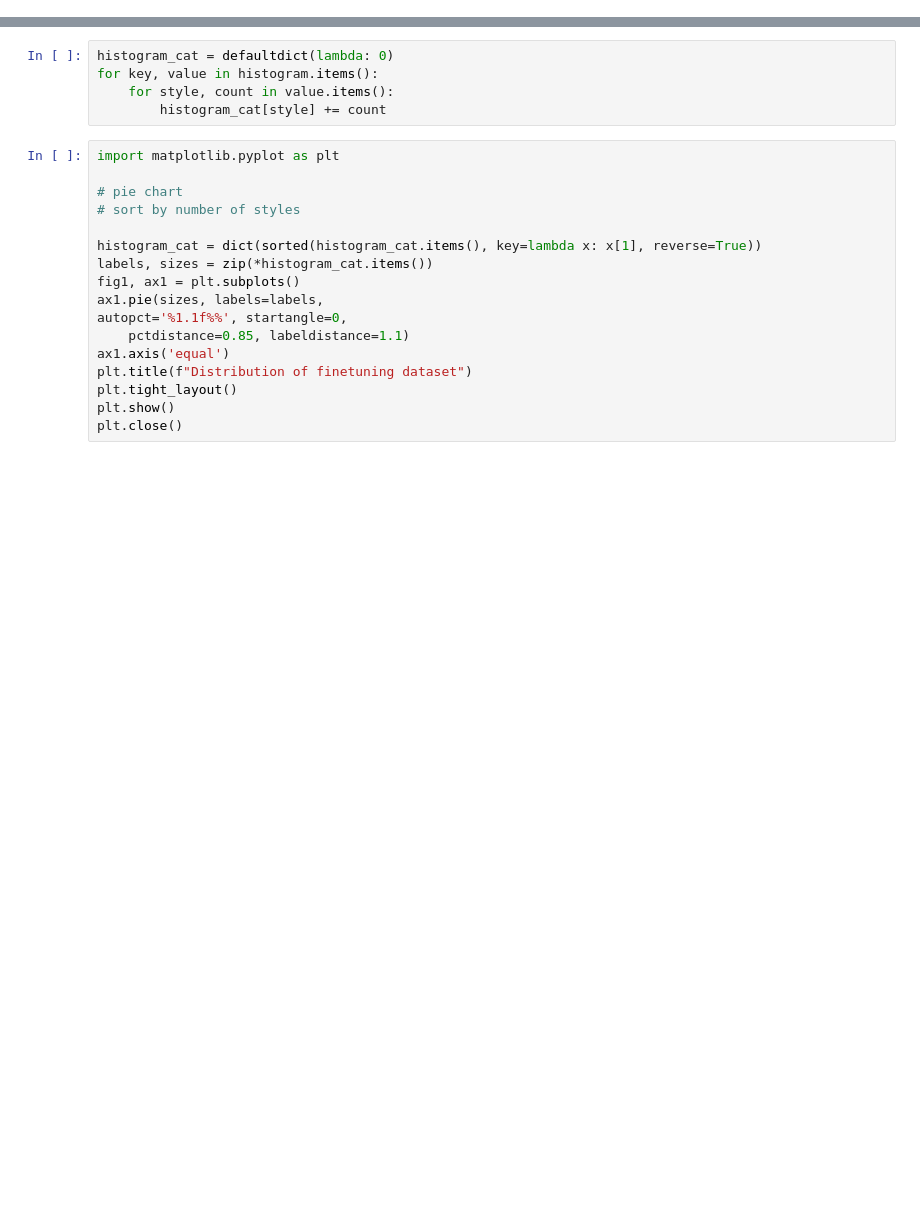
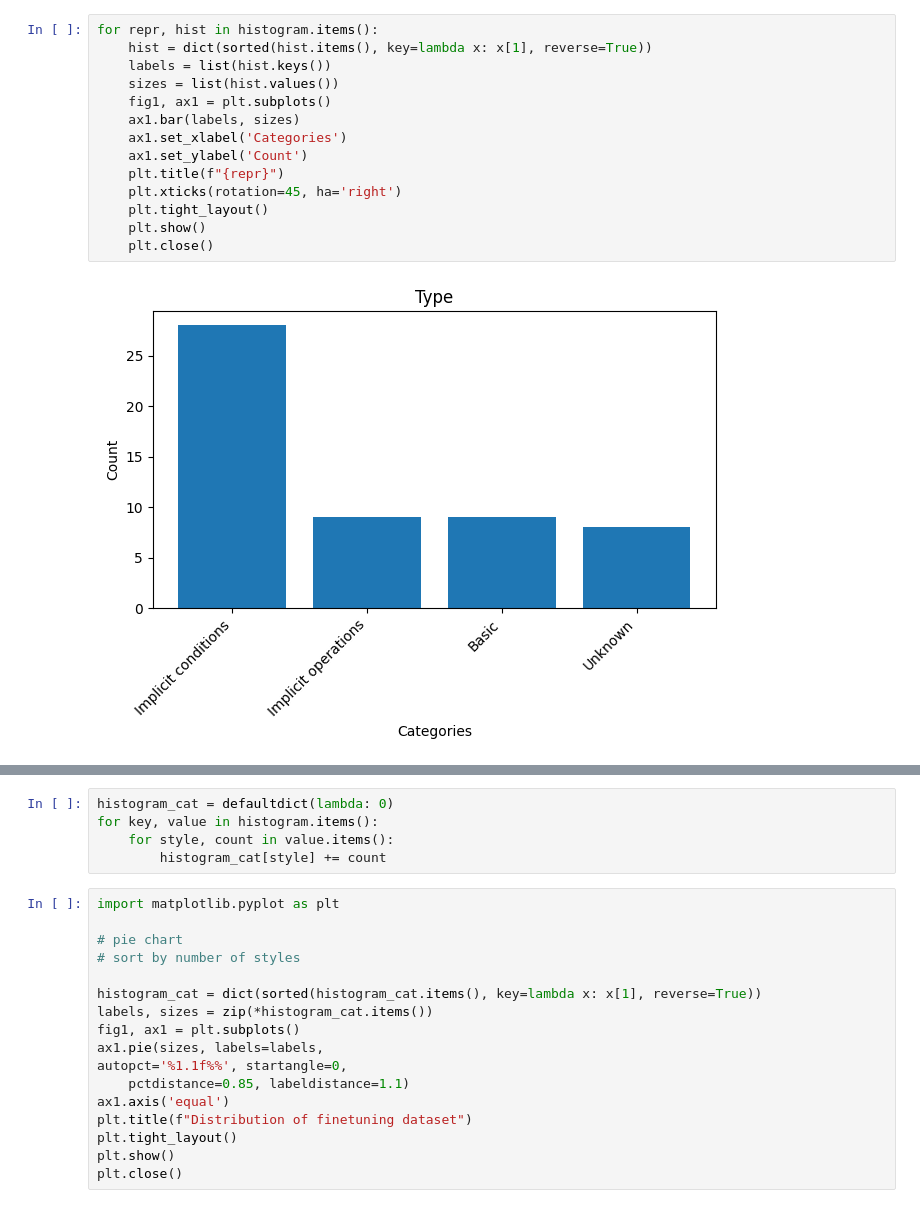
Before and after one commit to sungminlee114/LGHVAC_2ndyear, a Jupyter notebook: finetuning/dataset/v7-250309-reduceinputanddatefunctioncall/summary.ipynb, the cells around one changed output, grey strips where cells are left out. Drawn from its saved outputs; the diff is of its cells as text; blank space fills up the shorter version.

```diff
--- a/finetuning/dataset/v7-250309-reduceinputanddatefunctioncall/summary.ipynb
+++ b/finetuning/dataset/v7-250309-reduceinputanddatefunctioncall/summary.ipynb
@@ -28,0 +128,16 @@ for scenario_dir in base_dir.iterdir():
+# %%
+for repr, hist in histogram.items():
+    hist = dict(sorted(hist.items(), key=lambda x: x[1], reverse=True))
+    labels = list(hist.keys())
+    sizes = list(hist.values())
+    fig1, ax1 = plt.subplots()
+    ax1.bar(labels, sizes)
+    ax1.set_xlabel('Categories')
+    ax1.set_ylabel('Count')
+    plt.title(f"{repr}")
+    plt.xticks(rotation=45, ha='right')
+    plt.tight_layout()
+    plt.show()
+    plt.close()
+# %% [output]
+[figure, added]
```
Also changed, not shown: parts of 6 cells of this notebook, 2 other files.
